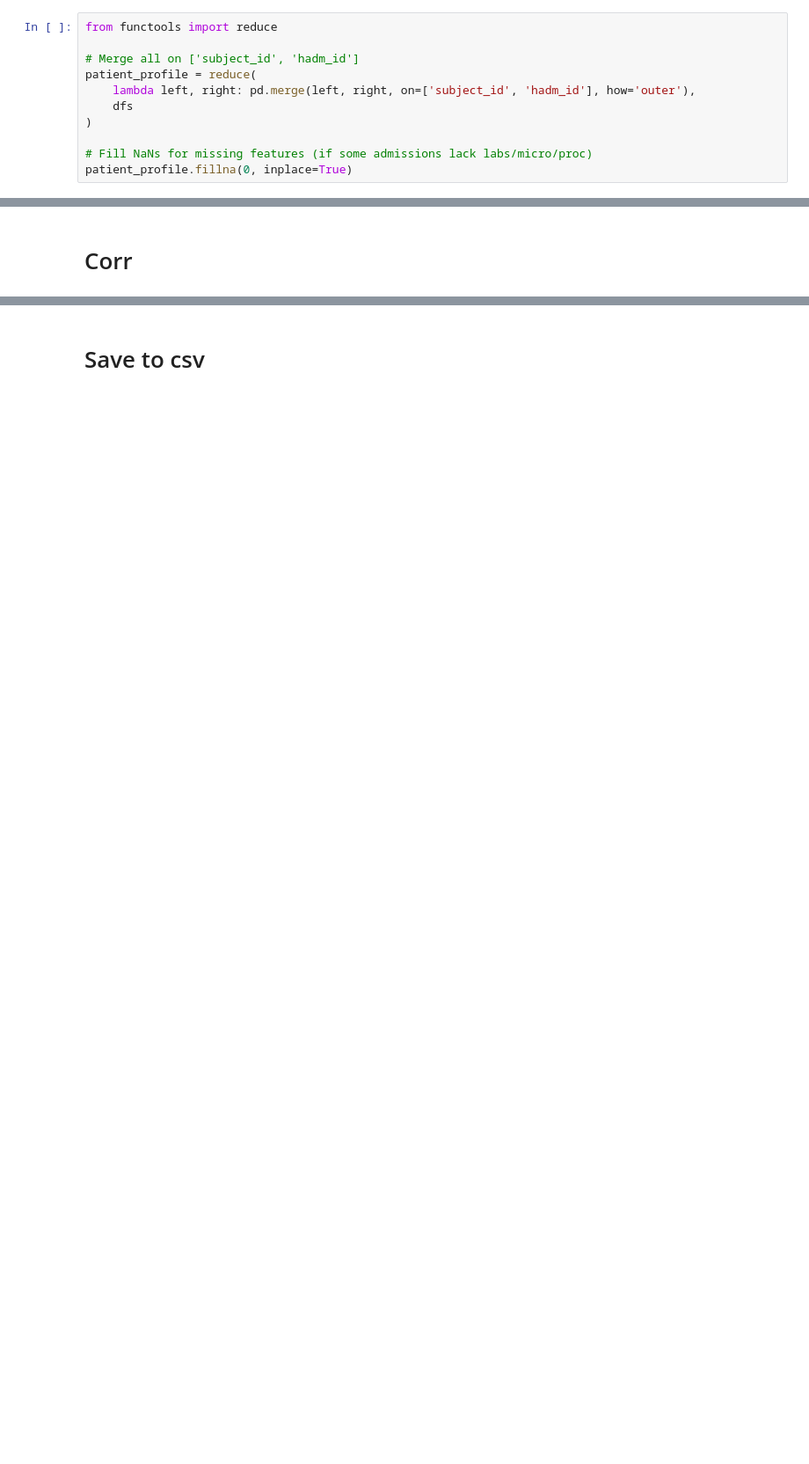
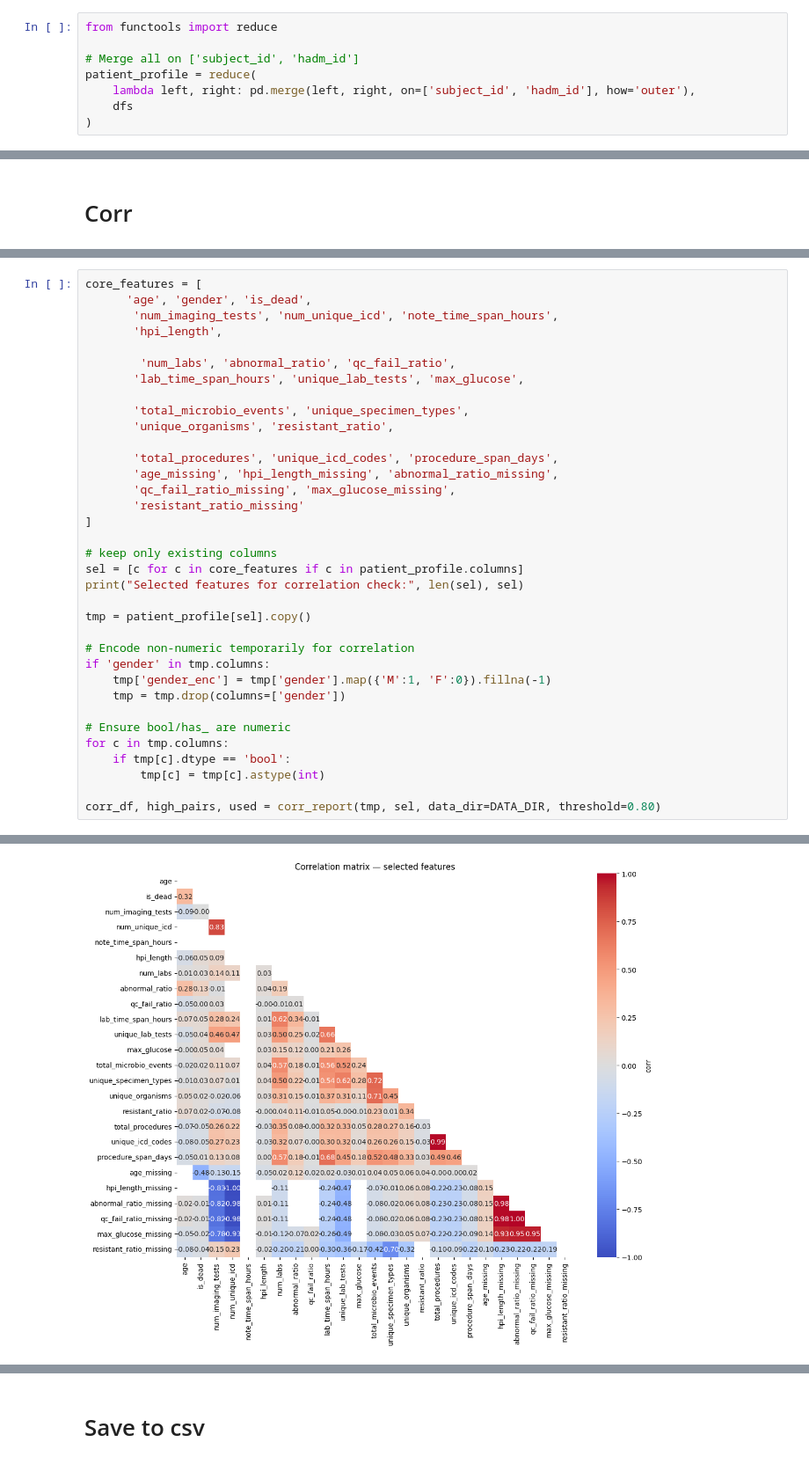
Before and after one commit to alexandermittet/Data_Analytics_for_Health_UniPi, a Jupyter notebook: code/1.2_create_patient_profile.ipynb, the cells around one changed output, grey strips where cells are left out. Shown at 88% size. Cells and saved outputs as stored; diff of their text form; blank space fills up the shorter version.

```diff
--- a/code/1.2_create_patient_profile.ipynb
+++ b/code/1.2_create_patient_profile.ipynb
@@ -77,6 +77,3 @@ patient_profile = reduce(
     lambda left, right: pd.merge(left, right, on=['subject_id', 'hadm_id'], how='outer'),
     dfs
 )
-
-# Fill NaNs for missing features (if some admissions lack labs/micro/proc)
-patient_profile.fillna(0, inplace=True)
@@ -263,0 +386,36 @@ Average sources per patient: 3.08
+# %%
+core_features = [
+      'age', 'gender', 'is_dead',
+       'num_imaging_tests', 'num_unique_icd', 'note_time_span_hours',
+       'hpi_length',
+
+        'num_labs', 'abnormal_ratio', 'qc_fail_ratio',
+       'lab_time_span_hours', 'unique_lab_tests', 'max_glucose',
+
+       'total_microbio_events', 'unique_specimen_types',
+       'unique_organisms', 'resistant_ratio',
+
+       'total_procedures', 'unique_icd_codes', 'procedure_span_days',
+       'age_missing', 'hpi_length_missing', 'abnormal_ratio_missing',
+       'qc_fail_ratio_missing', 'max_glucose_missing',
+       'resistant_ratio_missing'
+]
+
+# keep only existing columns
+sel = [c for c in core_features if c in patient_profile.columns]
+print("Selected features for correlation check:", len(sel), sel)
+
+tmp = patient_profile[sel].copy()
+
+# Encode non-numeric temporarily for correlation
+if 'gender' in tmp.columns:
+    tmp['gender_enc'] = tmp['gender'].map({'M':1, 'F':0}).fillna(-1)
+    tmp = tmp.drop(columns=['gender'])
+
+# Ensure bool/has_ are numeric
+for c in tmp.columns:
+    if tmp[c].dtype == 'bool':
+        tmp[c] = tmp[c].astype(int)
+
+corr_df, high_pairs, used = corr_report(tmp, sel, data_dir=DATA_DIR, threshold=0.80)
+# %% [output]
@@ -263,0 +423 @@ Average sources per patient: 3.08
+[figure, added]
```
Also changed, not shown: parts of 30 cells of this notebook.
